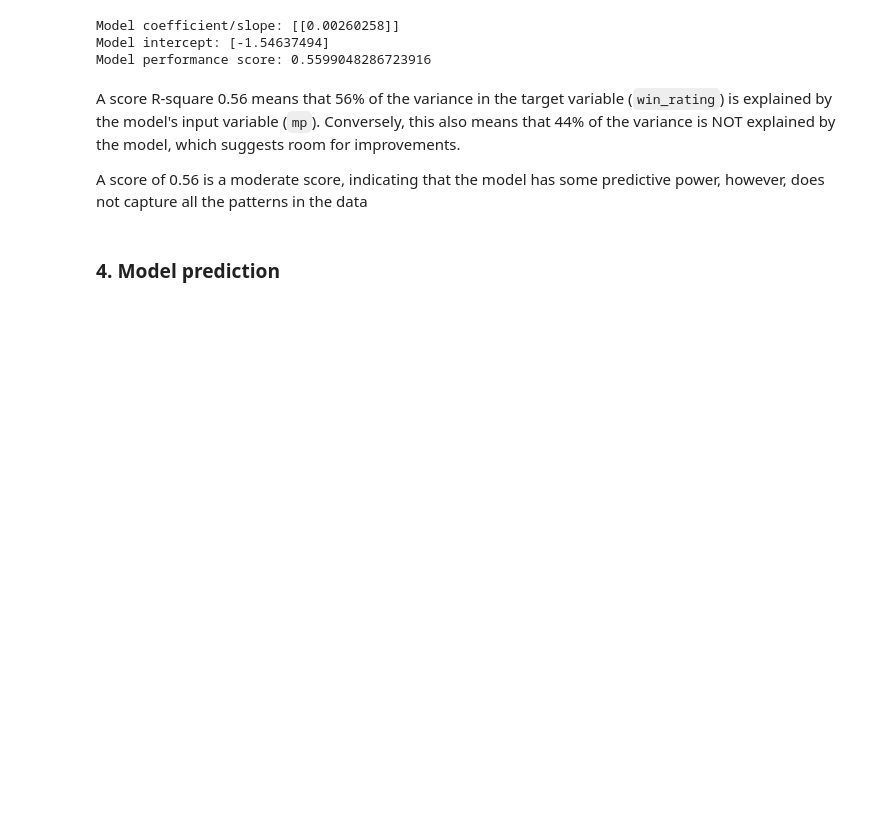
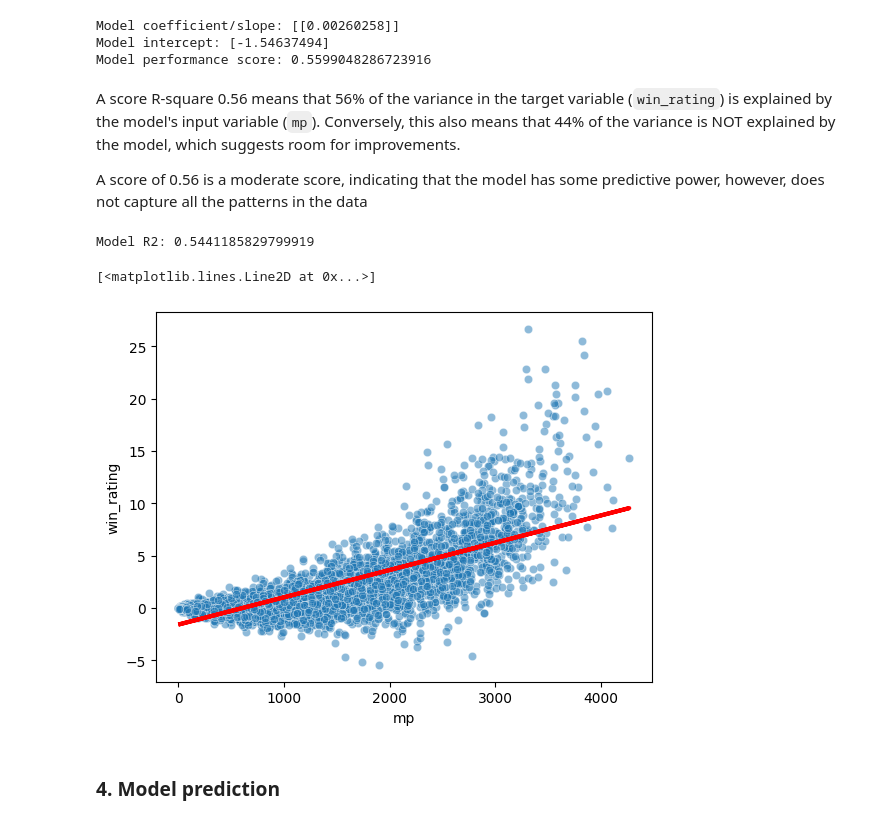
Before and after one commit to Dimasaur/nba_project, a Jupyter notebook: nba_project.ipynb, the cells around one changed output. Saved outputs shown, nothing was run; the diff lists cells and outputs as text; code cells hidden in the pictures; blank space fills up the shorter version.

```diff
--- a/nba_project.ipynb
+++ b/nba_project.ipynb
@@ -138,6 +138,31 @@ Model performance score: 0.5599048286723916
 A score R-square 0.56 means that 56% of the variance in the target variable (`win_rating`) is explained by the model's input variable (`mp`). Conversely, this also means that 44% of the variance is NOT explained by the model, which suggests room for improvements.
 
 A score of 0.56 is a moderate score, indicating that the model has some predictive power, however, does not capture all the patterns in the data
+# %%
+# Training the model
+model = LinearRegression()
+
+X = data[['mp']]
+y = data['win_rating']
+
+X_train, X_test, y_train, y_test = train_test_split(X, y, test_size=0.2, random_state=1)
+
+model.fit(X_train, y_train)
+
+# scoring the model
+lin_reg_score = model.score(X_test, y_test)
+print("Model R2:", lin_reg_score)
+
+# extracting the coefficients and regression function
+regression = model.coef_[0] * data['mp'] + model.intercept_
+
+# plotting the data and learned regression function
+sns.scatterplot(data=data, x='mp', y='win_rating', alpha=0.5)
+plt.plot(data['mp'], regression, color='red', linewidth=3)
+# %% [output]
+Model R2: 0.5441185829799919
+[<matplotlib.lines.Line2D at 0x...>]
+[figure, added]
 # %% [markdown]
 ### 4. Model prediction
 # %% [markdown]
```
Also changed, not shown: parts of 8 cells of this notebook.
